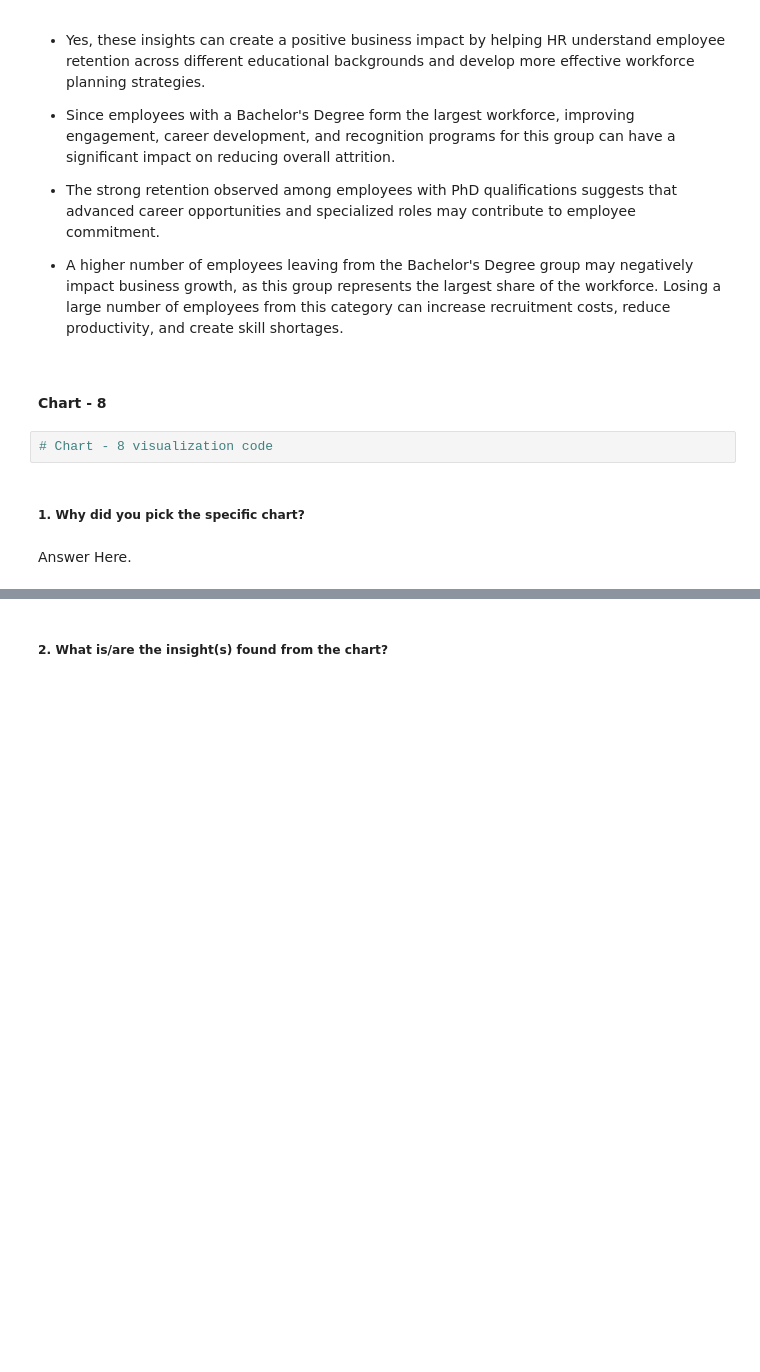
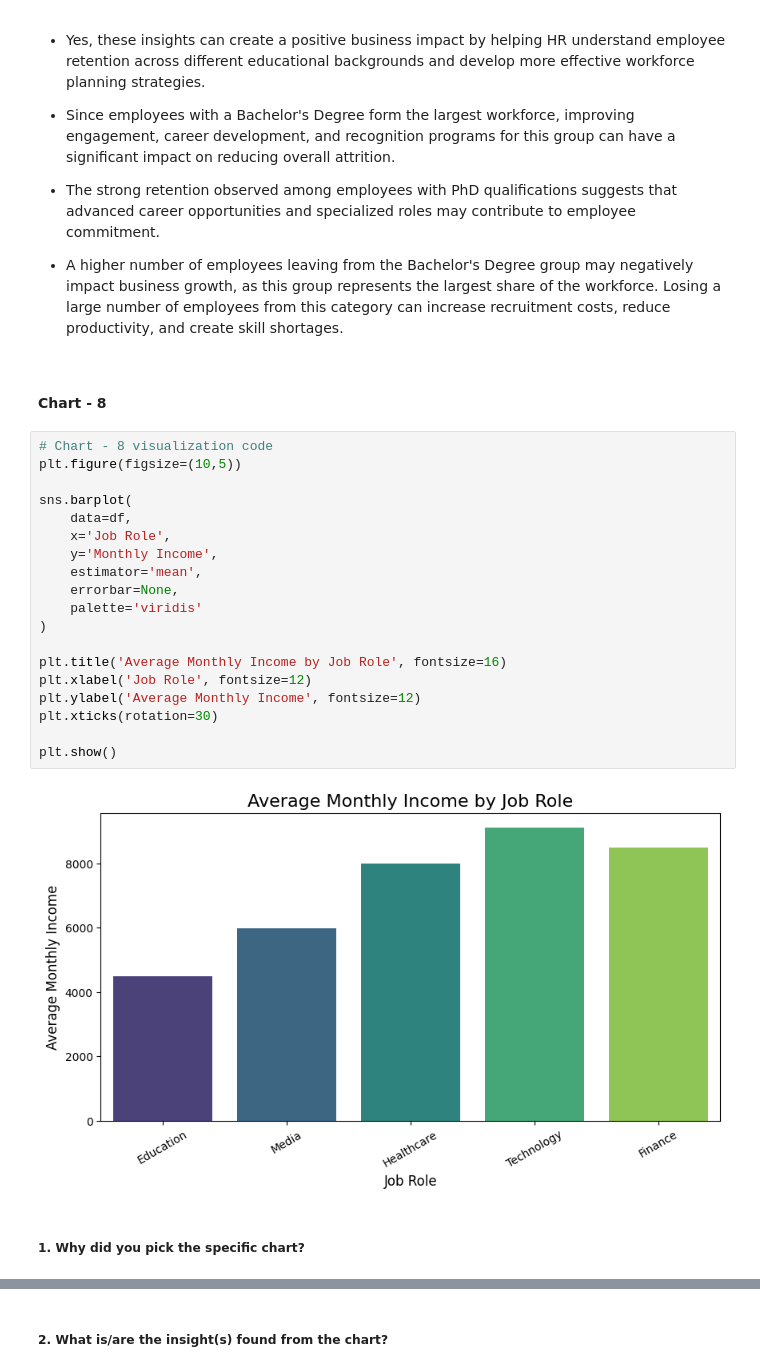
Before and after one commit to Sneha8126/Sneha-Sample-Classisfication--ML-Submission-Template, a Jupyter notebook: Sneha_Sample_Classisfication_ML_Submission_Template.ipynb, the cells around one changed output, grey strips where cells are left out. Saved outputs shown, nothing was run; the diff lists cells and outputs as text; blank space fills up the shorter version.

```diff
--- a/Sneha_Sample_Classisfication_ML_Submission_Template.ipynb
+++ b/Sneha_Sample_Classisfication_ML_Submission_Template.ipynb
@@ -658,9 +658,26 @@ Are there any insights that lead to negative growth? Justify with specific reaso
 * A higher number of employees leaving from the Bachelor's Degree group may negatively impact business growth, as this group represents the largest share of the workforce. Losing a large number of employees from this category can increase recruitment costs, reduce productivity, and create skill shortages.
 # %% [markdown]
 #### Chart - 8
-# %%
-# Chart - 8 visualization code
+# %%
+# Chart - 8 visualization code
+plt.figure(figsize=(10,5))
+
+sns.barplot(
+    data=df,
+    x='Job Role',
+    y='Monthly Income',
+    estimator='mean',
+    errorbar=None,
+    palette='viridis'
+)
+
+plt.title('Average Monthly Income by Job Role', fontsize=16)
+plt.xlabel('Job Role', fontsize=12)
+plt.ylabel('Average Monthly Income', fontsize=12)
+plt.xticks(rotation=30)
+
+plt.show()
+# %% [output]
+[figure, added]
 # %% [markdown]
 ##### 1. Why did you pick the specific chart?
-# %% [markdown]
-Answer Here.
```
Also changed, not shown: parts of 5 cells of this notebook.
